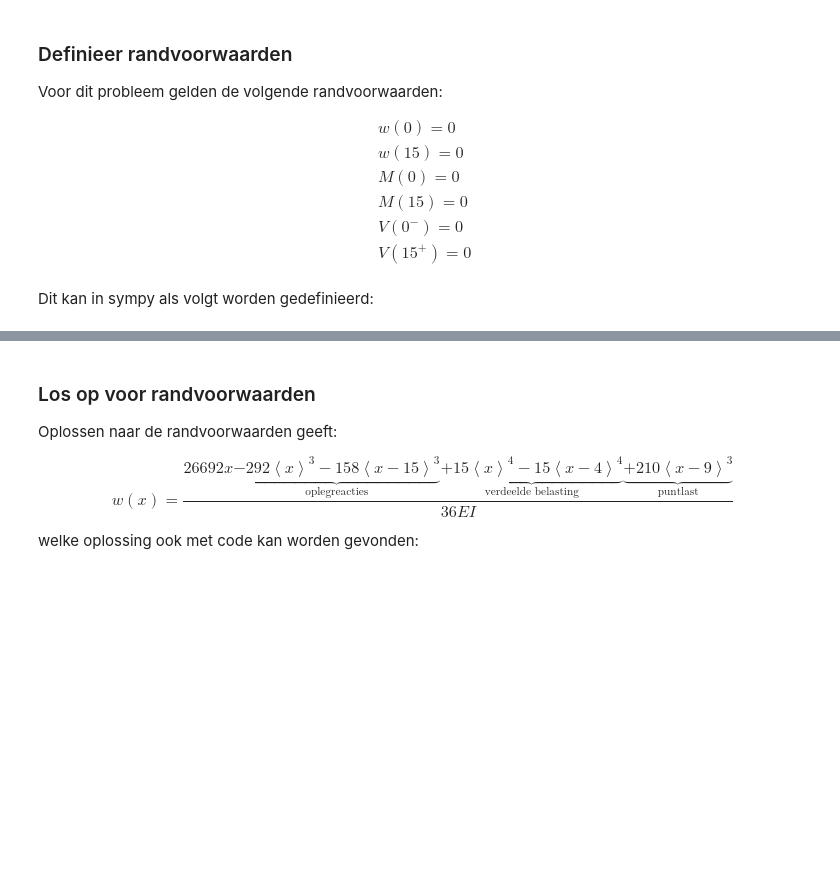
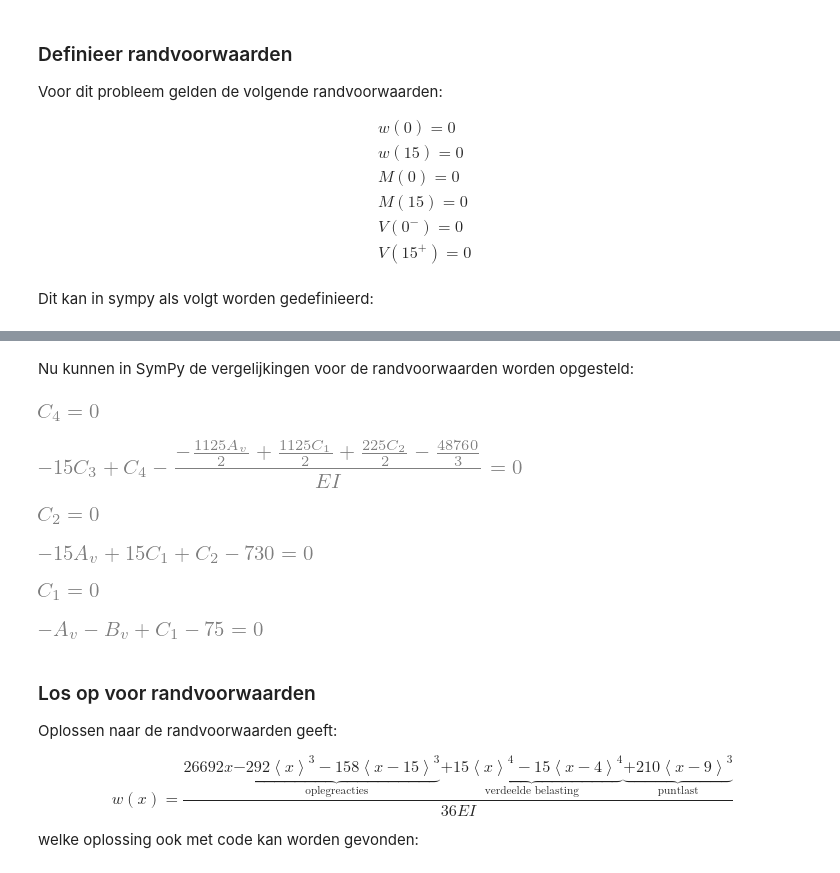
Before and after one commit to TeachBooks/Macaulays_method, a Jupyter notebook: book/Onderzoeksvoorstel.ipynb, the cells around one changed output, grey strips where cells are left out. Cells and saved outputs as stored; diff of their text form; code cells hidden in the pictures; blank space fills up the shorter version.

```diff
--- a/book/Onderzoeksvoorstel.ipynb
+++ b/book/Onderzoeksvoorstel.ipynb
@@ -68,10 +68,23 @@ w = -sym.integrate(phi, x) + C_4
+# %%
+oo = sym.Dummy('oo', prime=True)
+very_small = 1/oo
+# %% [markdown]
+Nu kunnen in SymPy de vergelijkingen voor de randvoorwaarden worden opgesteld:
 # %%
 Eq1 = sym.Eq(w.subs(x,0),0)
 Eq2 = sym.Eq(w.subs(x,L),0)
 Eq3 = sym.Eq(M.subs(x,0),0)
 Eq4 = sym.Eq(M.subs(x,L),0)
-Eq5 = sym.Eq(V.subs(x,0-1),0)
-Eq6 = sym.Eq(V.subs(x,L+1),0)
+Eq5 = sym.Eq(V.subs(x,0-very_small),0).subs(oo,sym.oo)
+Eq6 = sym.Eq(V.subs(x,L+very_small),0).subs(oo,sym.oo)
+display(Eq1, Eq2, Eq3, Eq4, Eq5, Eq6)
+# %% [output]
+[figure, added]
+[figure, added]
+[figure, added]
+[figure, added]
+[figure, added]
+[figure, added]
 # %% [markdown]
 ### Los op voor randvoorwaarden
 Oplossen naar de randvoorwaarden geeft:
```
Also changed, not shown: parts of 9 cells of this notebook, 2 other files.
